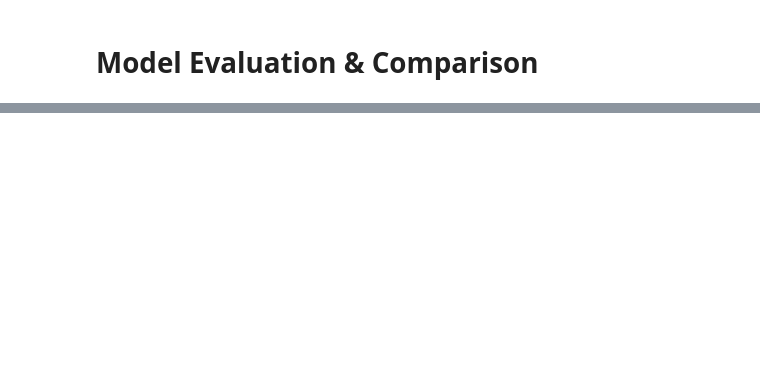
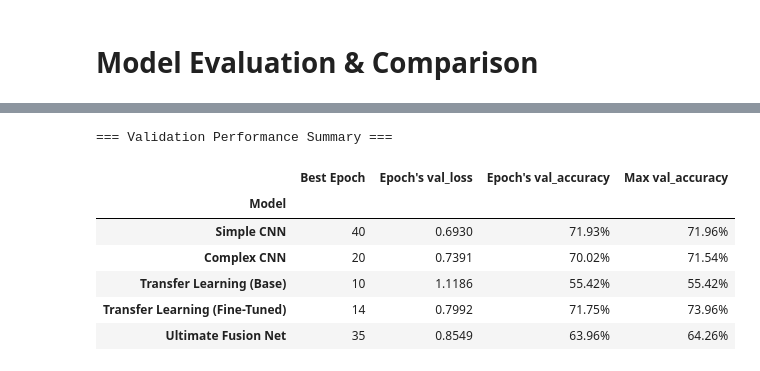
Before and after one commit to VuSiSi/age-estimation, a Jupyter notebook: notebooks/CNN_FacialAge.ipynb, the cells around one changed output, grey strips where cells are left out. Cells and saved outputs as stored; diff of their text form; code cells hidden in the pictures; blank space fills up the shorter version.

Commit message:
Implement code changes to enhance functionality and improve performance

```diff
--- a/notebooks/CNN_FacialAge.ipynb
+++ b/notebooks/CNN_FacialAge.ipynb
@@ -879,3 +821,44 @@ Ultimate Fusion Net:
+# %%
+models_history = {
+    'Simple CNN': 'history_simple',
+    'Complex CNN': 'history_complex',
+    'Transfer Learning (Base)': 'history_transfer',
+    'Transfer Learning (Fine-Tuned)': 'history_transfer_finetune',
+    'Ultimate Fusion Net': 'history_ultimate'
+}
+
+summary_rows = []
+
+for name, history_var in models_history.items():
+    if history_var not in globals():
+        continue
+
+    hist = globals()[history_var].history
+    best_loss_idx = int(np.argmin(hist["val_loss"]))
+    summary_rows.append({
+        "Model": name,
+        "Best Epoch": best_loss_idx + 1,
+        "Epoch's val_loss": float(hist["val_loss"][best_loss_idx]),
+        "Epoch's val_accuracy": float(hist["val_accuracy"][best_loss_idx]),
+        "Max val_accuracy": float(np.max(hist["val_accuracy"])),
+    })
+
+summary_df = pd.DataFrame(summary_rows).set_index("Model")
+print("=== Validation Performance Summary ===")
+display(summary_df.style.format({
+    "Epoch's val_loss": "{:.4f}",
+    "Epoch's val_accuracy": "{:.2%}",
+    "Max val_accuracy": "{:.2%}",
+}))
+# %% [output]
+=== Validation Performance Summary ===
+|  | Best Epoch | Epoch's val_loss | Epoch's val_accuracy | Max val_accuracy |
+| Model |  |  |  |  |
+| Simple CNN | 40 | 0.6930 | 71.93% | 71.96% |
+| Complex CNN | 20 | 0.7391 | 70.02% | 71.54% |
+| Transfer Learning (Base) | 10 | 1.1186 | 55.42% | 55.42% |
+| Transfer Learning (Fine-Tuned) | 14 | 0.7992 | 71.75% | 73.96% |
+| Ultimate Fusion Net | 35 | 0.8549 | 63.96% | 64.26% |
 # %%
 # Setup plotting comparison
 fig, (ax1, ax2) = plt.subplots(1, 2, figsize=(16, 4))
```
Also changed, not shown: parts of 14 cells of this notebook.
